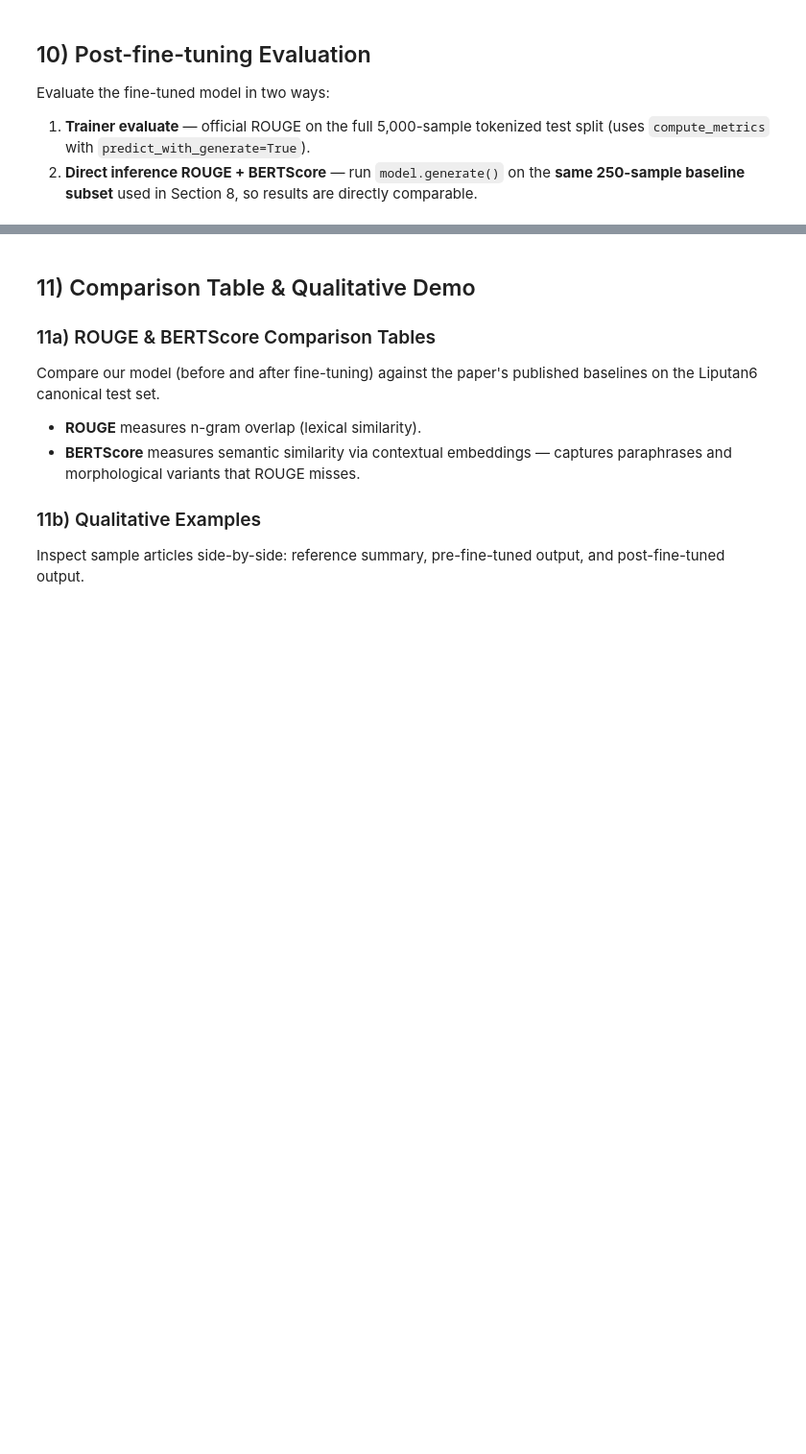
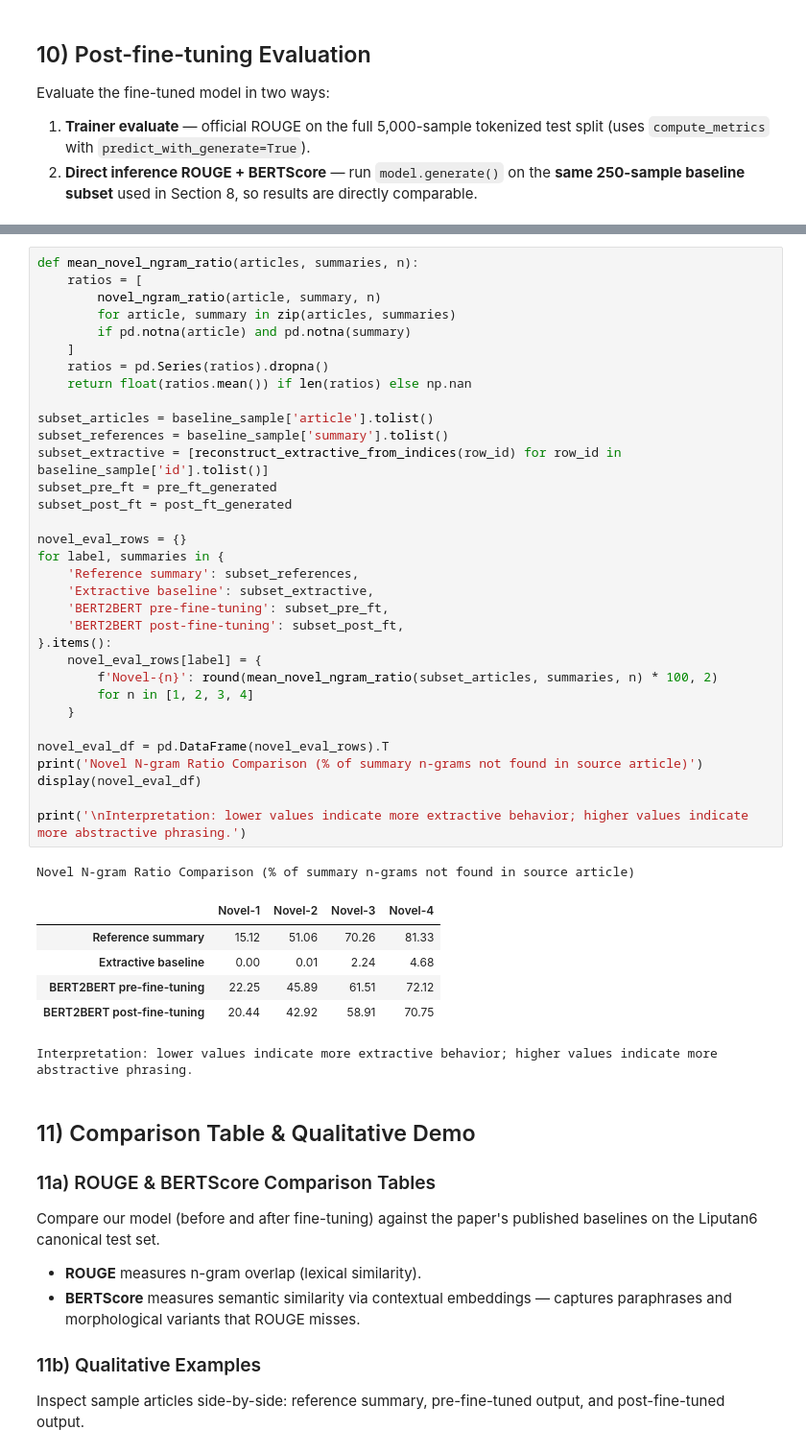
Before and after one commit to bonbonsiregar/indonesia-ai-nlpa-summary, a Jupyter notebook: project_2_(local_bert2bert).ipynb, the cells around one changed output, grey strips where cells are left out. Shown at 96% size. Cells and saved outputs as stored; diff of their text form; blank space fills up the shorter version.

```diff
--- a/project_2_(local_bert2bert).ipynb
+++ b/project_2_(local_bert2bert).ipynb
@@ -902,3 +1000,44 @@ Done. Generated 250 summaries.
+# %%
+def mean_novel_ngram_ratio(articles, summaries, n):
+    ratios = [
+        novel_ngram_ratio(article, summary, n)
+        for article, summary in zip(articles, summaries)
+        if pd.notna(article) and pd.notna(summary)
+    ]
+    ratios = pd.Series(ratios).dropna()
+    return float(ratios.mean()) if len(ratios) else np.nan
+
+subset_articles = baseline_sample['article'].tolist()
+subset_references = baseline_sample['summary'].tolist()
+subset_extractive = [reconstruct_extractive_from_indices(row_id) for row_id in baseline_sample['id'].tolist()]
+subset_pre_ft = pre_ft_generated
+subset_post_ft = post_ft_generated
+
+novel_eval_rows = {}
+for label, summaries in {
+    'Reference summary': subset_references,
+    'Extractive baseline': subset_extractive,
+    'BERT2BERT pre-fine-tuning': subset_pre_ft,
+    'BERT2BERT post-fine-tuning': subset_post_ft,
+}.items():
+    novel_eval_rows[label] = {
+        f'Novel-{n}': round(mean_novel_ngram_ratio(subset_articles, summaries, n) * 100, 2)
+        for n in [1, 2, 3, 4]
+    }
+
+novel_eval_df = pd.DataFrame(novel_eval_rows).T
+print('Novel N-gram Ratio Comparison (% of summary n-grams not found in source article)')
+display(novel_eval_df)
+
+print('\nInterpretation: lower values indicate more extractive behavior; higher values indicate more abstractive phrasing.')
+# %% [output]
+Novel N-gram Ratio Comparison (% of summary n-grams not found in source article)
+|  | Novel-1 | Novel-2 | Novel-3 | Novel-4 |
+| Reference summary | 15.12 | 51.06 | 70.26 | 81.33 |
+| Extractive baseline | 0.00 | 0.01 | 2.24 | 4.68 |
+| BERT2BERT pre-fine-tuning | 22.25 | 45.89 | 61.51 | 72.12 |
+| BERT2BERT post-fine-tuning | 20.44 | 42.92 | 58.91 | 70.75 |
+Interpretation: lower values indicate more extractive behavior; higher values indicate more abstractive phrasing.
 # %% [markdown]
 ## 11) Comparison Table & Qualitative Demo
 
```
Also changed, not shown: parts of 16 cells of this notebook, 2 other files.
